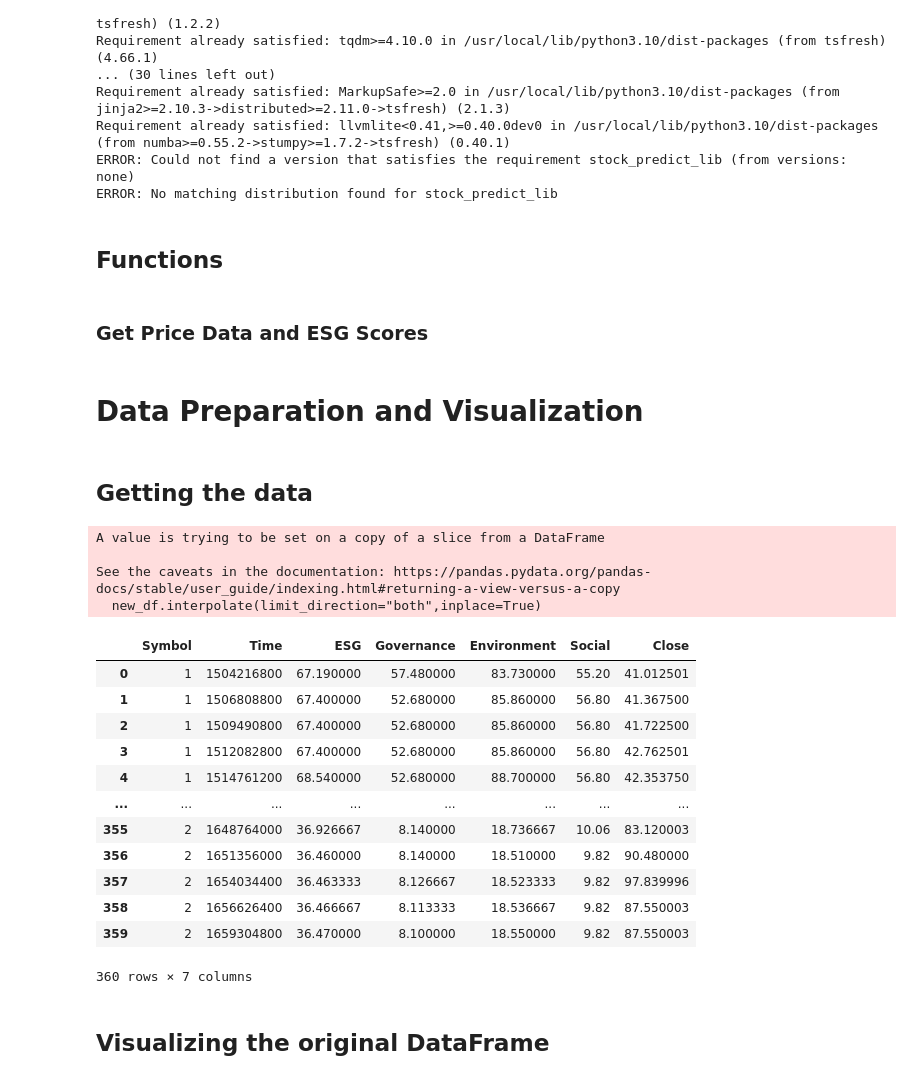
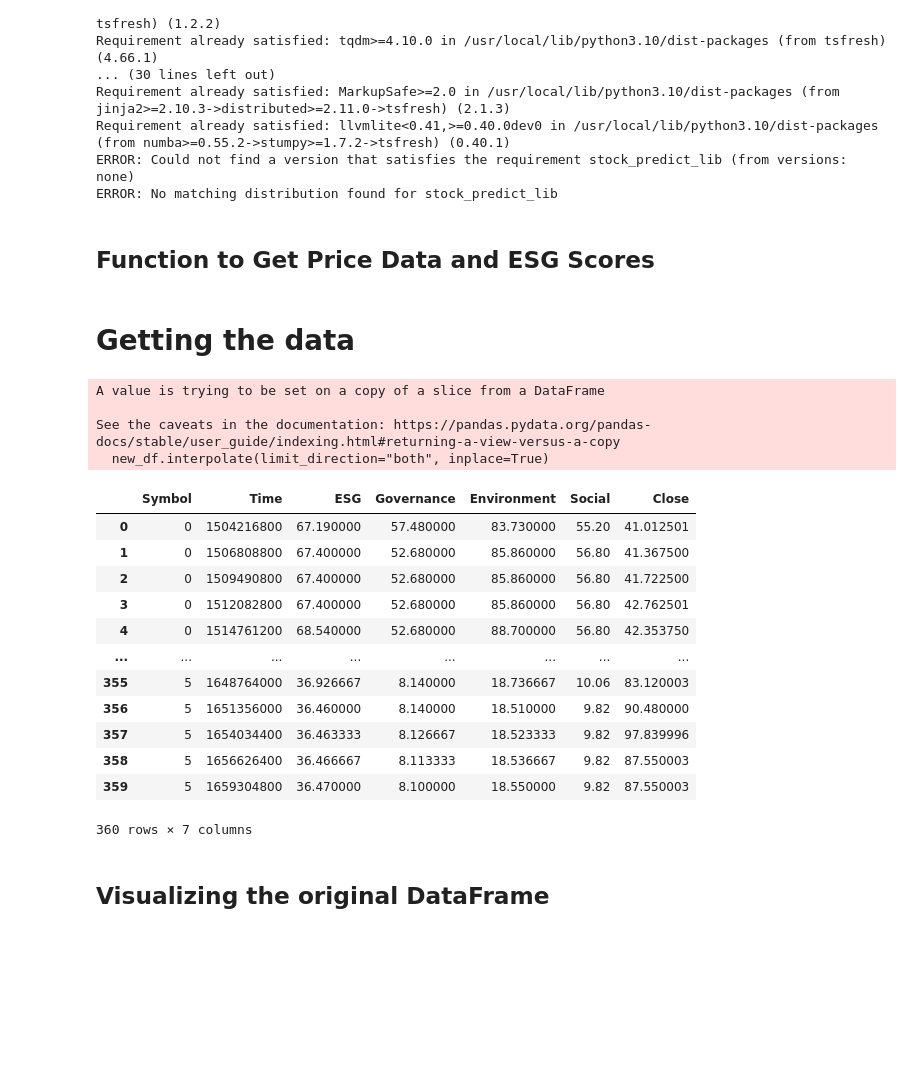
Before and after one commit to Sekuloski/vnp-prices, a Jupyter notebook: VNP_Project.ipynb, the cells around one changed output. Cells and saved outputs as stored; diff of their text form; code cells hidden in the pictures; blank space fills up the shorter version.

```diff
--- a/VNP_Project.ipynb
+++ b/VNP_Project.ipynb
@@ -28,14 +28,14 @@ from sklearn.tree import DecisionTreeRegressor
 
 END_DATE = datetime.datetime.now()
 START_DATE = END_DATE - datetime.timedelta(days=5 * 365)
-ESG_QUERY = 'https://query2.finance.yahoo.com/v1/finance/esgChart?symbol='
+# ESG_QUERY = 'https://query2.finance.yahoo.com/v1/finance/esgChart?symbol='
 SYMBOLS = {
-    'AMZN': 0,
-    'AAPL': 1,
-    'XOM': 2,
-    'NKE': 3,
-    'PFE': 4,
-    'TSLA': 5
+      'AAPL': 0,
+      'AMZN': 1,
+      'NKE': 2,
+      'PFE': 3,
+      'TSLA': 4,
+      'XOM': 5
     }
 # %% [output]
 Requirement already satisfied: numba==0.57.1 in /usr/local/lib/python3.10/dist-packages (0.57.1)
@@ -55,10 +55,8 @@ Requirement already satisfied: MarkupSafe>=2.0 in /usr/local/lib/python3.10/dist
 Requirement already satisfied: llvmlite<0.41,>=0.40.0dev0 in /usr/local/lib/python3.10/dist-packages (from numba>=0.55.2->stumpy>=1.7.2->tsfresh) (0.40.1)
 ERROR: Could not find a version that satisfies the requirement stock_predict_lib (from versions: none)
 ERROR: No matching distribution found for stock_predict_lib
-# %% [markdown]
-## Functions
 # %% [markdown]
-### Get Price Data and ESG Scores
+## Function to Get Price Data and ESG Scores
 # %%
 def get_data():
   df = pd.read_csv('/content/esg.csv')
@@ -68,31 +66,29 @@ def get_data():
     df[df['Symbol'] == symbol] = new_df
 
   return df
-# %% [markdown]
-# Data Preparation and Visualization
 # %% [markdown]
-## Getting the data
+# Getting the data
 # %%
-df = get_data()
-df['Symbol'] = df['Symbol'].replace(SYMBOLS)
-df
+original_df = get_data()
+original_df['Symbol'] = original_df['Symbol'].replace(SYMBOLS)
+original_df
 # %% [output]
 A value is trying to be set on a copy of a slice from a DataFrame
 
 See the caveats in the documentation: https://pandas.pydata.org/pandas-docs/stable/user_guide/indexing.html#returning-a-view-versus-a-copy
-  new_df.interpolate(limit_direction="both",inplace=True)
+  new_df.interpolate(limit_direction="both", inplace=True)
 |  | Symbol | Time | ESG | Governance | Environment | Social | Close |
-| 0 | 1 | 1504216800 | 67.190000 | 57.480000 | 83.730000 | 55.20 | 41.012501 |
-| 1 | 1 | 1506808800 | 67.400000 | 52.680000 | 85.860000 | 56.80 | 41.367500 |
-| 2 | 1 | 1509490800 | 67.400000 | 52.680000 | 85.860000 | 56.80 | 41.722500 |
-| 3 | 1 | 1512082800 | 67.400000 | 52.680000 | 85.860000 | 56.80 | 42.762501 |
-| 4 | 1 | 1514761200 | 68.540000 | 52.680000 | 88.700000 | 56.80 | 42.353750 |
+| 0 | 0 | 1504216800 | 67.190000 | 57.480000 | 83.730000 | 55.20 | 41.012501 |
+| 1 | 0 | 1506808800 | 67.400000 | 52.680000 | 85.860000 | 56.80 | 41.367500 |
+| 2 | 0 | 1509490800 | 67.400000 | 52.680000 | 85.860000 | 56.80 | 41.722500 |
+| 3 | 0 | 1512082800 | 67.400000 | 52.680000 | 85.860000 | 56.80 | 42.762501 |
+| 4 | 0 | 1514761200 | 68.540000 | 52.680000 | 88.700000 | 56.80 | 42.353750 |
 | ... | ... | ... | ... | ... | ... | ... | ... |
-| 355 | 2 | 1648764000 | 36.926667 | 8.140000 | 18.736667 | 10.06 | 83.120003 |
-| 356 | 2 | 1651356000 | 36.460000 | 8.140000 | 18.510000 | 9.82 | 90.480000 |
-| 357 | 2 | 1654034400 | 36.463333 | 8.126667 | 18.523333 | 9.82 | 97.839996 |
-| 358 | 2 | 1656626400 | 36.466667 | 8.113333 | 18.536667 | 9.82 | 87.550003 |
-| 359 | 2 | 1659304800 | 36.470000 | 8.100000 | 18.550000 | 9.82 | 87.550003 |
+| 355 | 5 | 1648764000 | 36.926667 | 8.140000 | 18.736667 | 10.06 | 83.120003 |
+| 356 | 5 | 1651356000 | 36.460000 | 8.140000 | 18.510000 | 9.82 | 90.480000 |
+| 357 | 5 | 1654034400 | 36.463333 | 8.126667 | 18.523333 | 9.82 | 97.839996 |
+| 358 | 5 | 1656626400 | 36.466667 | 8.113333 | 18.536667 | 9.82 | 87.550003 |
+| 359 | 5 | 1659304800 | 36.470000 | 8.100000 | 18.550000 | 9.82 | 87.550003 |
 360 rows × 7 columns
 # %% [markdown]
 ## Visualizing the original DataFrame
```
Also changed, not shown: parts of 14 cells of this notebook, 2 other files.
